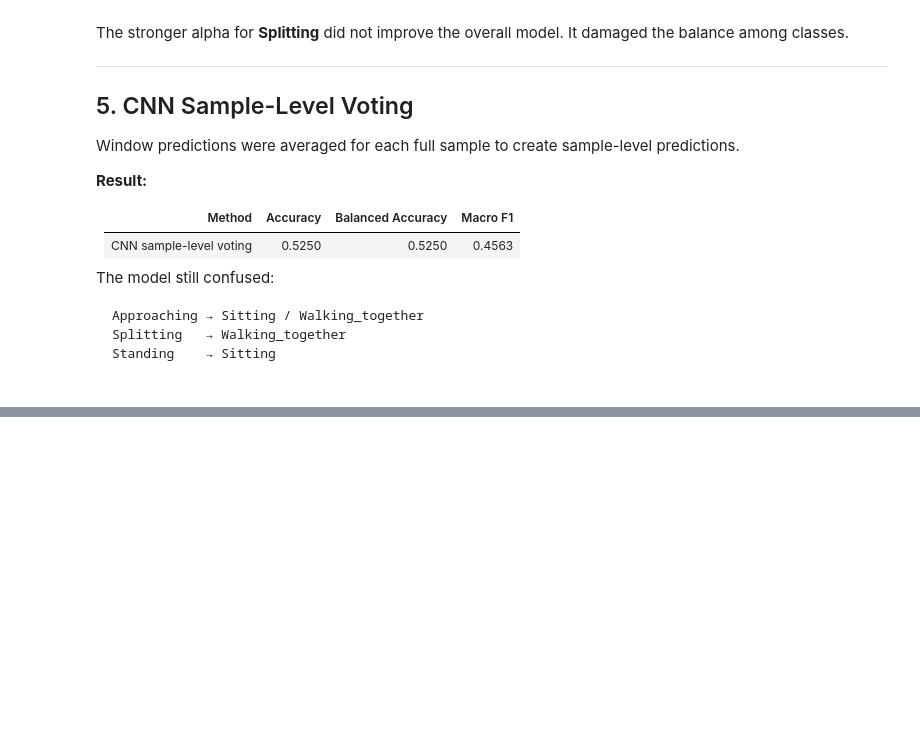
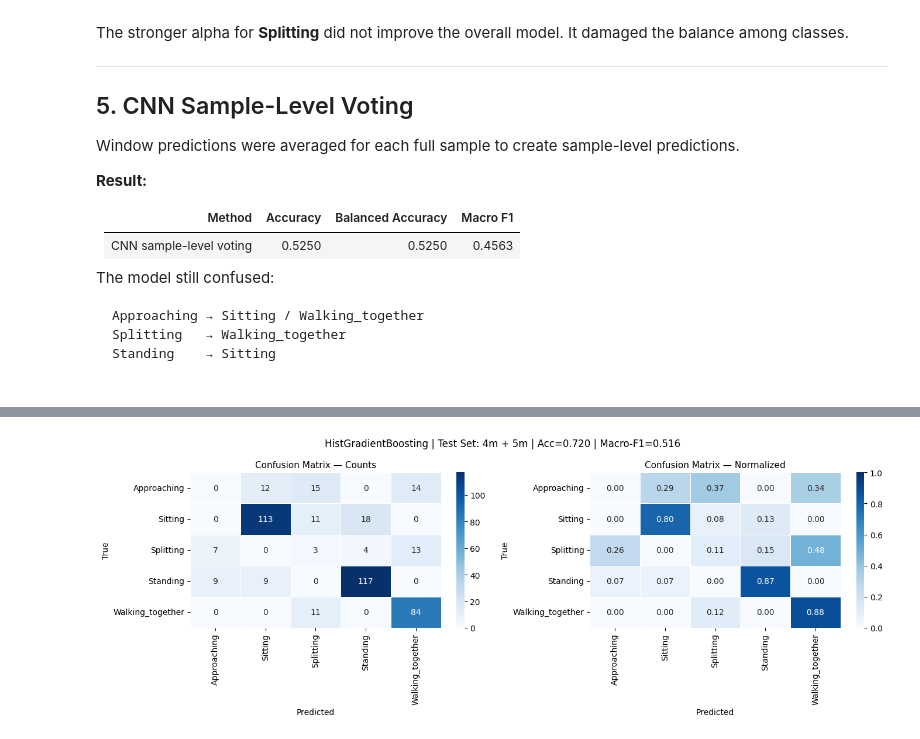
Before and after one commit to fakhrulalam/mmwave_Iwr6843Isk, a Jupyter notebook: Work/Research Data/mulact.ipynb, the cells around one changed output, grey strips where cells are left out. Cells and saved outputs as stored; diff of their text form; code cells hidden in the pictures; blank space fills up the shorter version.

```diff
--- a/Work/Research Data/mulact.ipynb
+++ b/Work/Research Data/mulact.ipynb
@@ -4073,0 +4479,49 @@ Standing    → Sitting
+# %%
+# SIMPLE-5. Combined confusion matrix: 4m + 5m ─
+
+cm_simple = confusion_matrix(y_simple_test, y_simple_pred)
+cm_simple_norm = cm_simple.astype(float) / np.maximum(cm_simple.sum(axis=1, keepdims=True), 1)
+
+fig, axes = plt.subplots(1, 2, figsize=(14, 5))
+
+sns.heatmap(
+    cm_simple,
+    annot=True,
+    fmt="d",
+    cmap="Blues",
+    xticklabels=simple_label_encoder.classes_,
+    yticklabels=simple_label_encoder.classes_,
+    ax=axes[0],
+    linewidths=0.4
+)
+
+axes[0].set_title("Confusion Matrix — Counts", fontsize=11)
+axes[0].set_xlabel("Predicted")
+axes[0].set_ylabel("True")
+
+sns.heatmap(
+    cm_simple_norm,
+    annot=True,
+    fmt=".2f",
+    cmap="Blues",
+    xticklabels=simple_label_encoder.classes_,
+    yticklabels=simple_label_encoder.classes_,
+    vmin=0,
+    vmax=1,
+    ax=axes[1],
+    linewidths=0.4
+)
+
+axes[1].set_title("Confusion Matrix — Normalized", fontsize=11)
+axes[1].set_xlabel("Predicted")
+axes[1].set_ylabel("True")
+
+plt.suptitle(
+    f"{best_simple_name} | Test Set: 4m + 5m | Acc={simple_acc:.3f} | Macro-F1={simple_macro_f1:.3f}",
+    fontsize=12
+)
+
+plt.tight_layout()
+plt.show()
+# %% [output]
+[figure, added]
```
Also changed, not shown: parts of 50 cells of this notebook, 8 other files.
